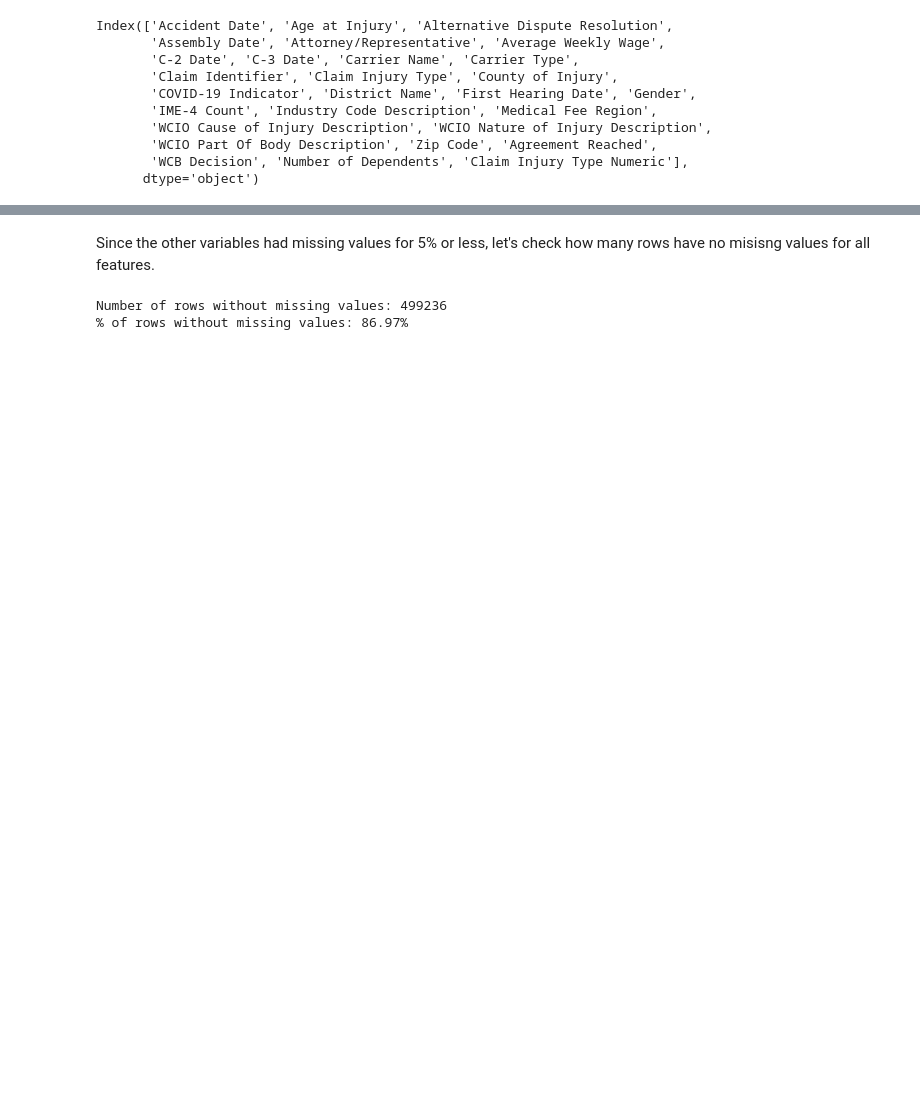
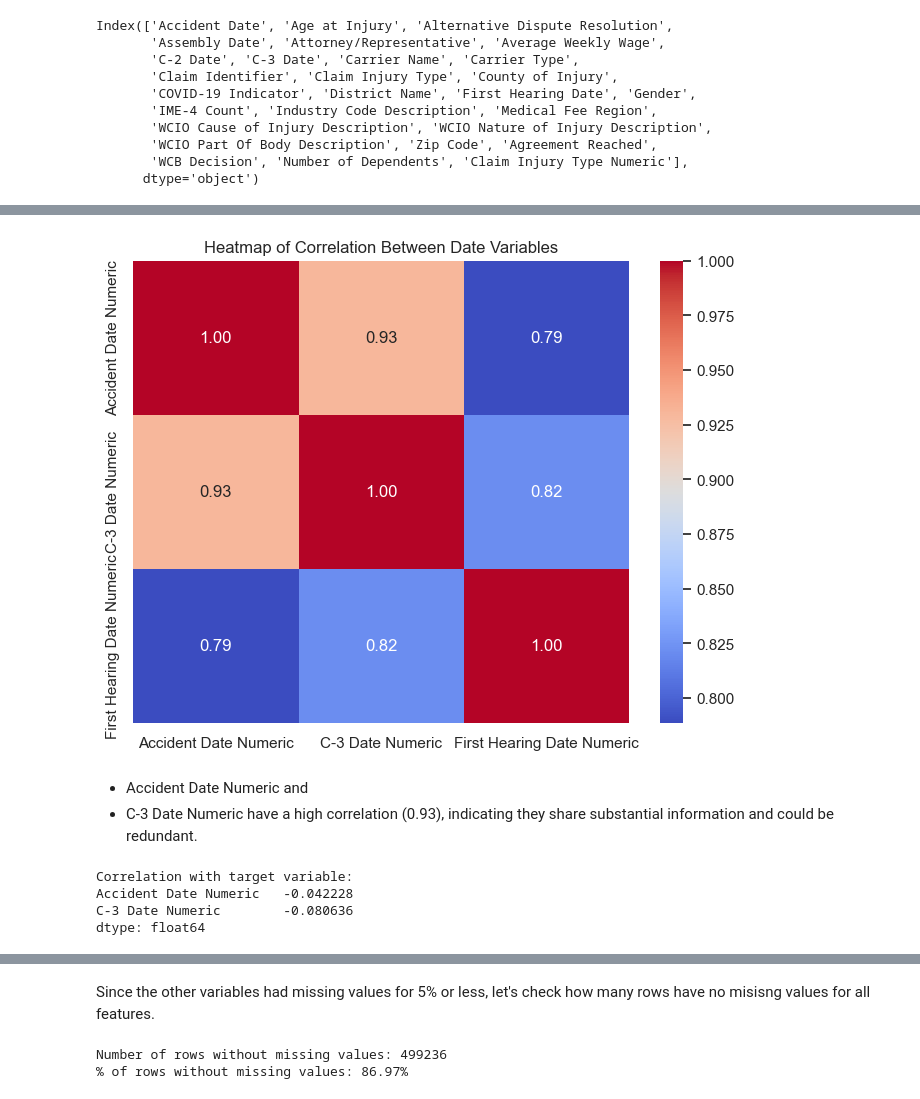
Before and after one commit to LenaHermann/ML_Project_Group52, a Jupyter notebook: Homework_Group52.ipynb, the cells around one changed output, grey strips where cells are left out. Cells and saved outputs as stored; diff of their text form; code cells hidden in the pictures; blank space fills up the shorter version.

```diff
--- a/Homework_Group52.ipynb
+++ b/Homework_Group52.ipynb
@@ -1144,0 +1159,29 @@ train_df_prep = train_df_prep.drop(columns=['First Hearing Date', 'C-3 Date', 'I
+# %%
+# Based on that we will drop Assembly Date Numeric and C-2 Date Numeric
+
+train_df_date = train_df_date.drop(columns=['Assembly Date Numeric', 'C-2 Date Numeric'])
+# %%
+# Correlation matrix for date columns
+correlation_matrix_date_2 = train_df_date[['Accident Date Numeric','C-3 Date Numeric' , 'First Hearing Date Numeric']].corr(method='spearman')
+
+plt.figure(figsize=(8, 6))
+sns.heatmap(correlation_matrix_date_2, annot=True, cmap="coolwarm", fmt='.2f')
+plt.title('Heatmap of Correlation Between Date Variables')
+plt.show()
+# %% [output]
+[figure, added]
+# %% [markdown]
+* Accident Date Numeric and
+* C-3 Date Numeric have a high correlation (0.93), indicating they share substantial information and could be redundant.
+# %%
+# Calculate the correlation of each date feature with the target variable
+target_correlation_2 = train_df_date[['Accident Date Numeric', 'C-3 Date Numeric']].corrwith(train_df_date['Claim Injury Type Numeric'], method='spearman')
+
+# Print the correlation results
+print("Correlation with target variable:")
+print(target_correlation_2) # Drop Accident Date Numeric based on the correlation
+# %% [output]
+Correlation with target variable:
+Accident Date Numeric   -0.042228
+C-3 Date Numeric        -0.080636
+dtype: float64
```
Also changed, not shown: parts of 20 cells of this notebook.
